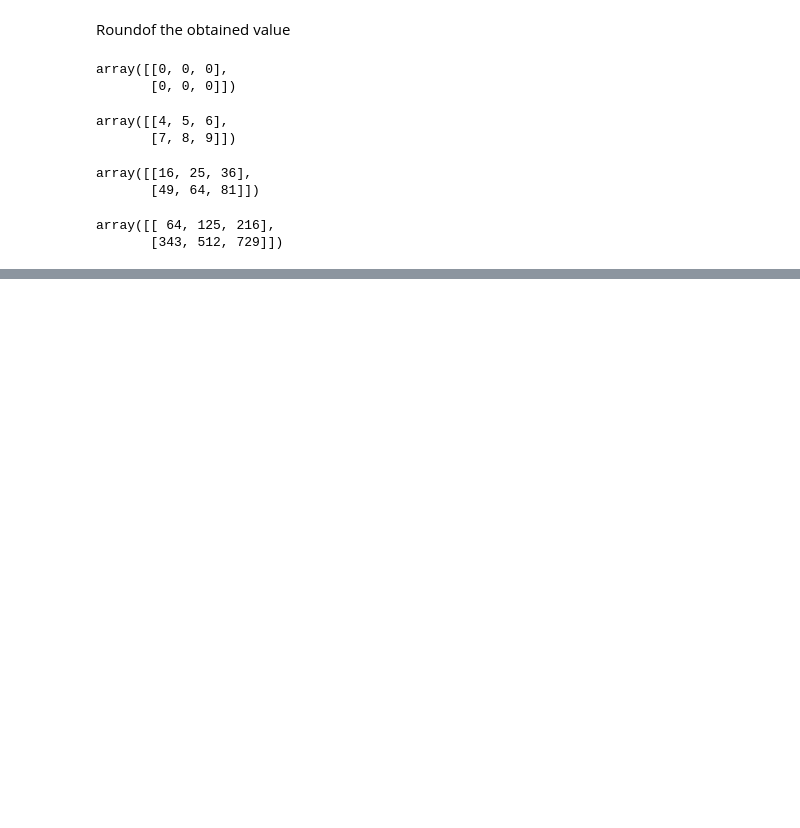
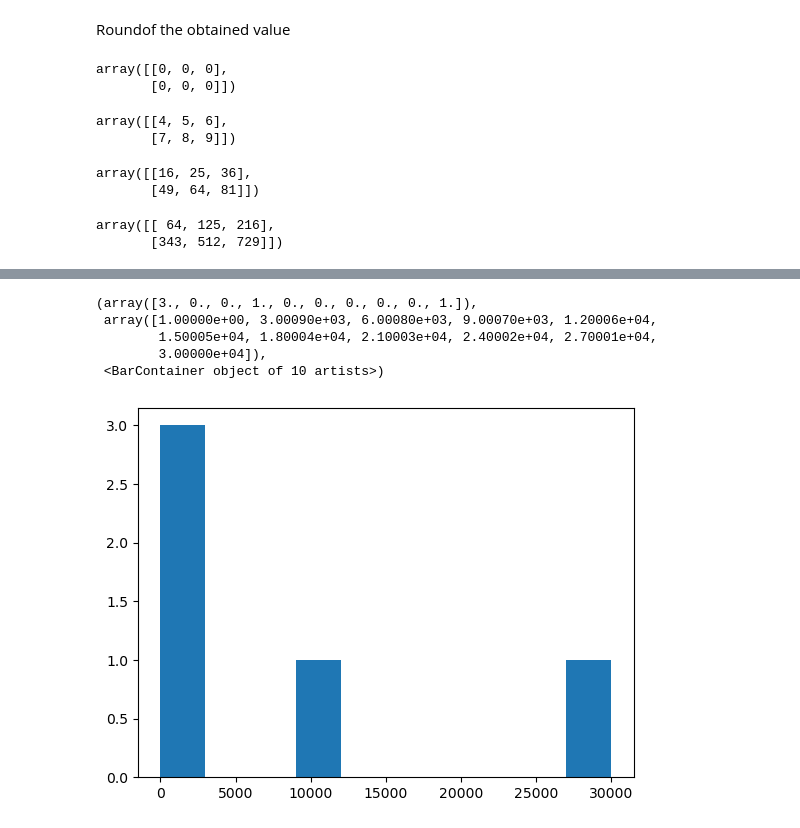
Before and after one commit to KabinGamal/Numpy_pandas, a Jupyter notebook: Introduction-to-numy.ipynb, the cells around one changed output, grey strips where cells are left out. Saved outputs shown, nothing was run; the diff lists cells and outputs as text; code cells hidden in the pictures; blank space fills up the shorter version.

```diff
--- a/Introduction-to-numy.ipynb
+++ b/Introduction-to-numy.ipynb
@@ -269,0 +328,9 @@ array([[ 64, 125, 216],
+# %%
+plt.hist(high_var)
+# %% [output]
+(array([3., 0., 0., 1., 0., 0., 0., 0., 0., 1.]),
+ array([1.00000e+00, 3.00090e+03, 6.00080e+03, 9.00070e+03, 1.20006e+04,
+        1.50005e+04, 1.80004e+04, 2.10003e+04, 2.40002e+04, 2.70001e+04,
+        3.00000e+04]),
+ <BarContainer object of 10 artists>)
+[figure, added]
```
Also changed, not shown: parts of 12 cells of this notebook.
